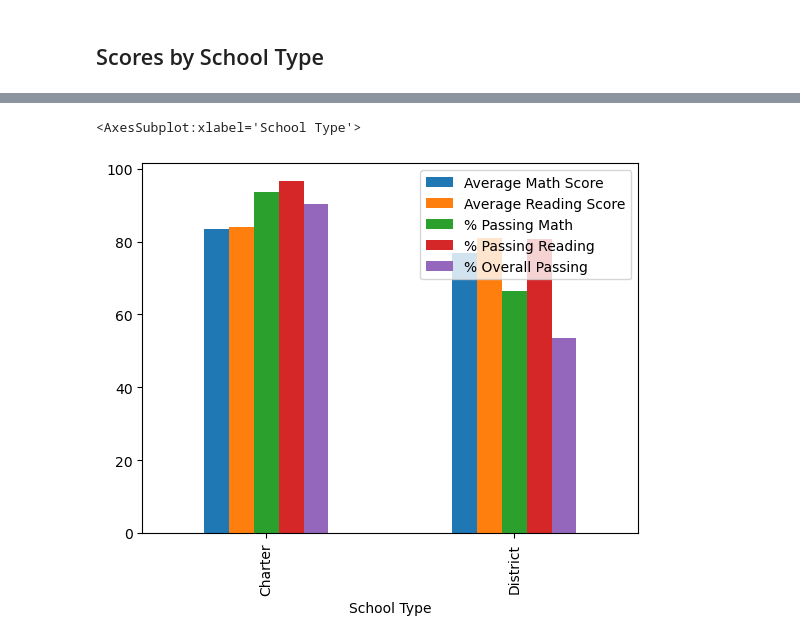
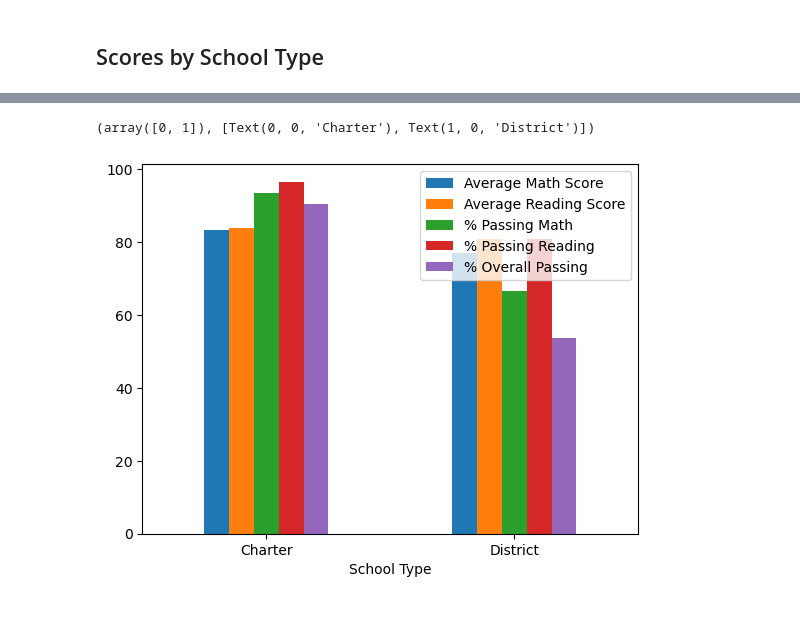
Before and after one commit to ethanwright96/pandas-challenge, a Jupyter notebook: PyCitySchools/main.ipynb, the cells around one changed output, grey strips where cells are left out. Saved outputs shown, nothing was run; the diff lists cells and outputs as text; code cells hidden in the pictures; blank space fills up the shorter version.

```diff
--- a/PyCitySchools/main.ipynb
+++ b/PyCitySchools/main.ipynb
@@ -588,6 +589,7 @@ type_summary
 | District | 76.96 | 80.97 | 66.55 | 80.80 | 53.67 |
 # %%
 type_summary.plot.bar()
+plt.xticks(rotation=0)
 # %% [output]
-<AxesSubplot:xlabel='School Type'>
+(array([0, 1]), [Text(0, 0, 'Charter'), Text(1, 0, 'District')])
-[figure, old version]
+[figure, new version]
```
Also changed, not shown: parts of 6 cells of this notebook, 1 other file.
